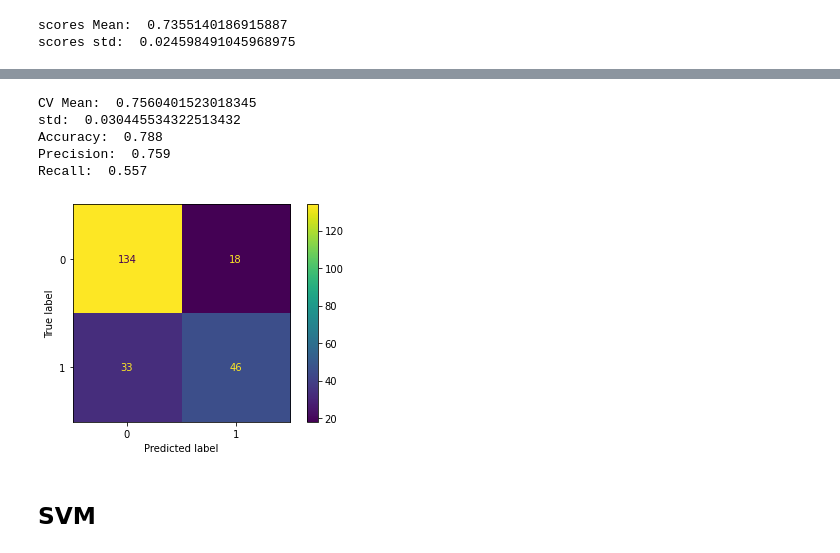
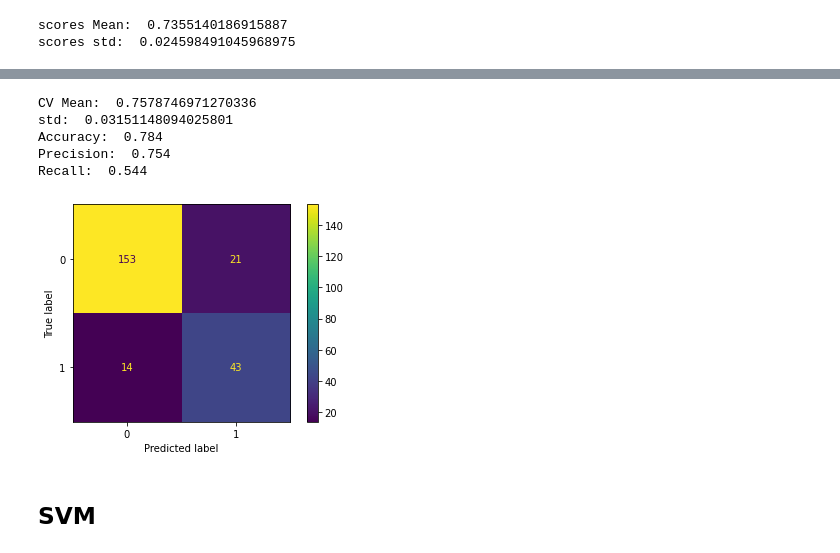
Before and after one commit to AdvancedGroupBootcamp/Artificial_Intelligence_Saffian_Emilio, a Jupyter notebook: workshop_8/Workshop8_diabetes.ipynb, the cells around one changed output, grey strips where cells are left out. Cells and saved outputs as stored; diff of their text form; code cells hidden in the pictures.

```diff
--- a/workshop_8/Workshop8_diabetes.ipynb
+++ b/workshop_8/Workshop8_diabetes.ipynb
@@ -271,26 +290,26 @@ Best Params:  {'criterion': 'gini', 'max_depth': 4, 'max_features': 'auto', 'n_e
 # %%
 # Train model with default
-clf = RandomForestClassifier(criterion='gini', max_depth=4, max_features='auto', n_estimators = 200)
+clf = RandomForestClassifier(criterion='gini', max_depth=4, max_features='sqrt', n_estimators = 200)
 clf.fit(X_train, y_train)
 # get cross val scores
 scores = cross_val_score(clf, X_train, y_train, cv=5, scoring='accuracy')
 y_pred = clf.predict(X_test)
 
 print('CV Mean: ', np.mean(scores))
 print('std: ', np.std(scores))
 
-plot_confusion_matrix(Optimize_model, X_test, y_test)
+plot_confusion_matrix(Optimize_model, X_test, y_pred)
 
 print("Accuracy: ",round(accuracy_score(y_test, y_pred),3))
 print("Precision: ",round(precision_score(y_test, y_pred),3))
 print("Recall: ",round(recall_score(y_test, y_pred),3))
 # %% [output]
-CV Mean:  0.7560401523018345
-std:  0.030445534322513432
-Accuracy:  0.788
-Precision:  0.759
-Recall:  0.557
+CV Mean:  0.7578746971270336
+std:  0.03151148094025801
+Accuracy:  0.784
+Precision:  0.754
+Recall:  0.544
-[figure, old version]
+[figure, new version]
 # %% [markdown]
 ## SVM
 # %%
```
Also changed, not shown: parts of 4 cells of this notebook.
